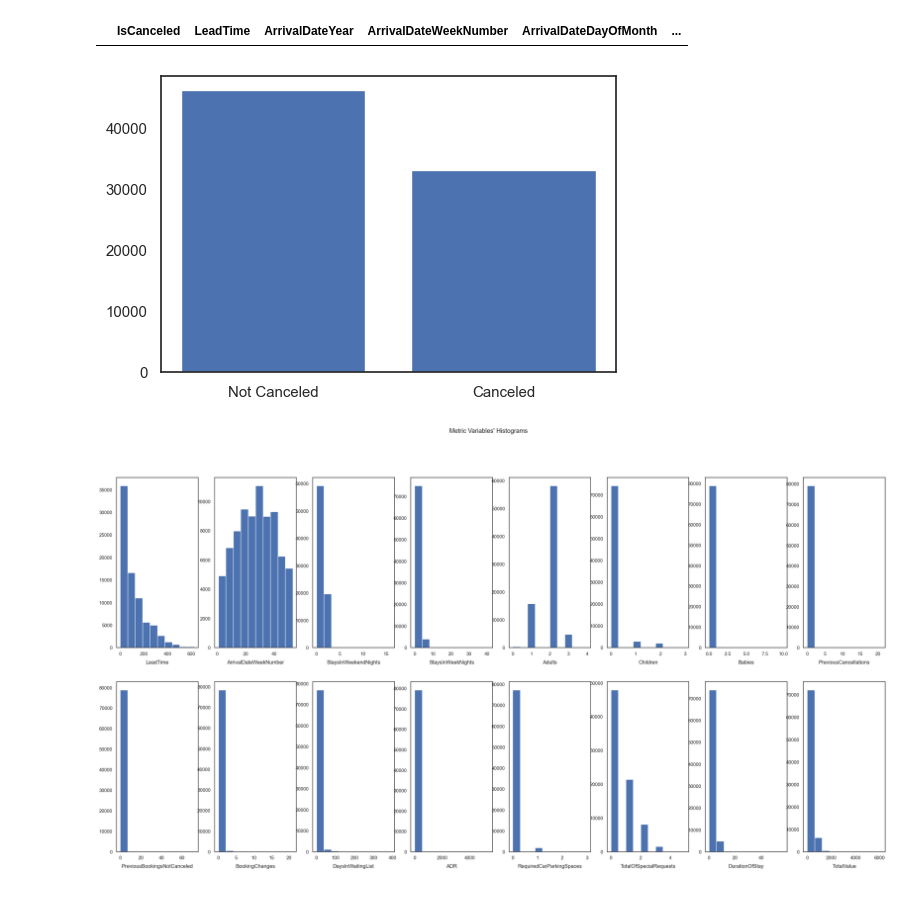
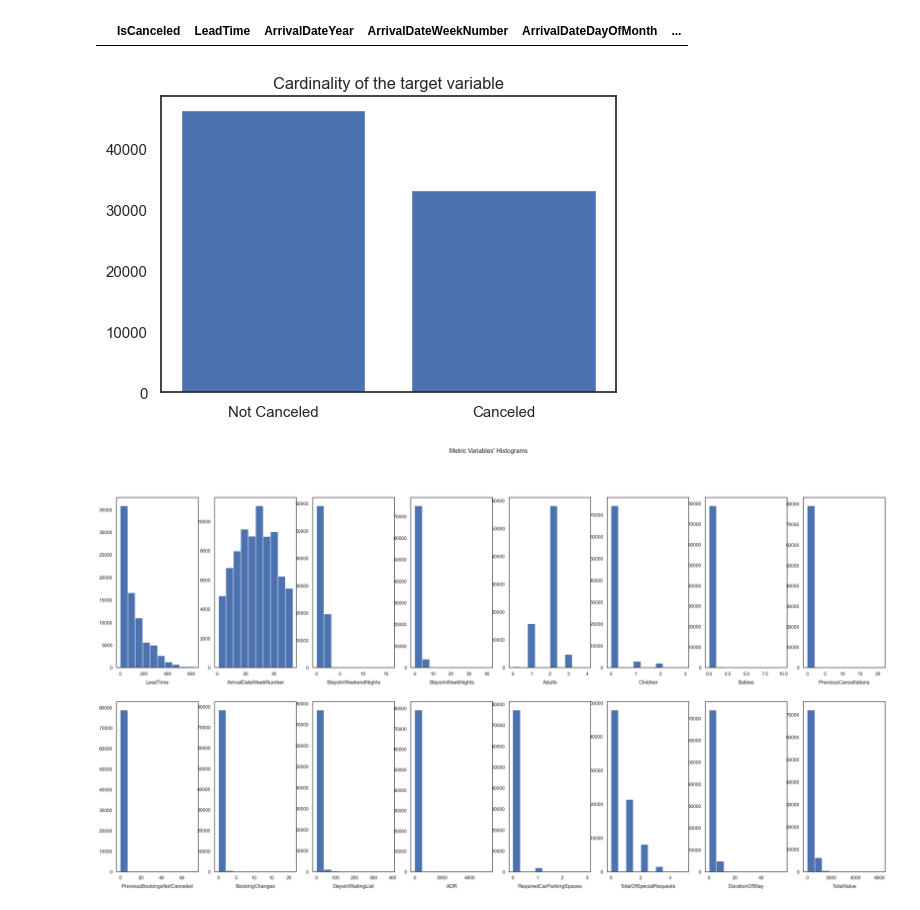
Before and after one commit to alderaemanuele/Business-Cases, a Jupyter notebook: BC2/BC2.ipynb, the cells around one changed output. Saved outputs shown, nothing was run; the diff lists cells and outputs as text; code cells hidden in the pictures.

```diff
--- a/BC2/BC2.ipynb
+++ b/BC2/BC2.ipynb
@@ -451,9 +438,10 @@ data["Children"] = data["Children"].astype("int")
 # %%
 sns.set(style = "white")
 plt.bar(height=data["IsCanceled"].value_counts(), x = ["Not Canceled", "Canceled"])
+plt.title("Cardinality of the target variable")
 plt.show()
 # %% [output]
-[figure, old version]
+[figure, new version]
 # %%
 def pairwise_relation(data, features = data.select_dtypes(include=np.number).set_index(data.index).columns,
  title = "Pairwise Relationship of Metric Variables", target = "IsCanceled"):
```
Also changed, not shown: parts of 56 cells of this notebook.
